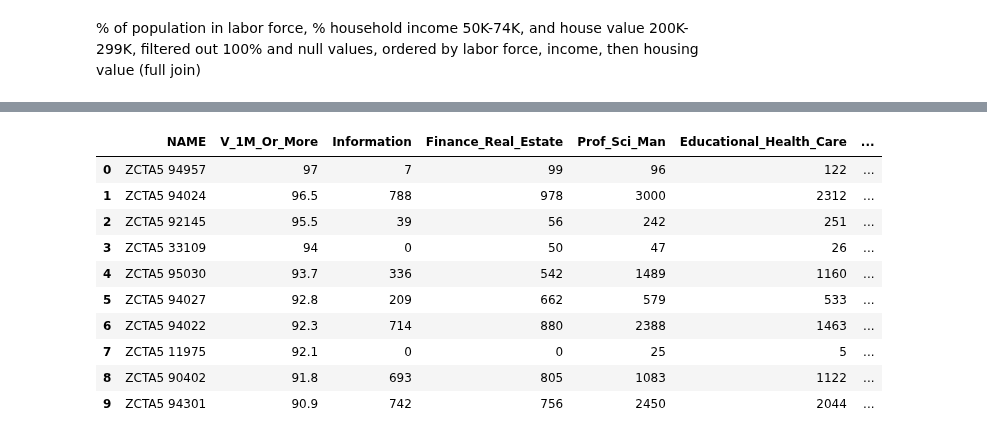
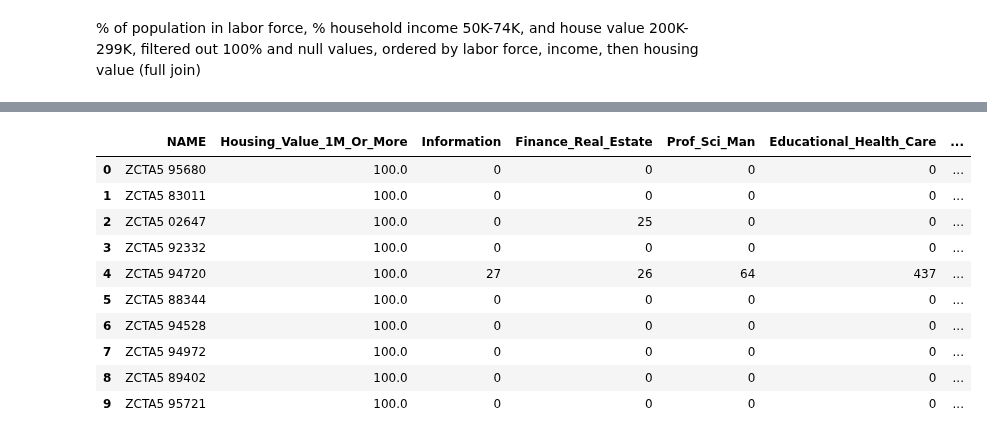
Before and after one commit to xindixu/US-demographic-analysis, a Jupyter notebook: primary-data/acs_2018_joins.ipynb, the cells around one changed output, grey strips where cells are left out. Saved outputs shown, nothing was run; the diff lists cells and outputs as text; code cells hidden in the pictures.

```diff
--- a/primary-data/acs_2018_joins.ipynb
+++ b/primary-data/acs_2018_joins.ipynb
@@ -63,22 +63,22 @@ People in "white-collar" industry and their housing values, ordered by % of hous
 # %%
 %%bigquery
-select e.NAME, DP04_0088PE as V_1M_Or_More, DP03_0039E as Information,
+select lii.NAME, DP04_0088PE as Housing_Value_1M_Or_More, DP03_0039E as Information,
 DP03_0040E as Finance_Real_Estate, DP03_0041E as Prof_Sci_Man,
 DP03_0042E as Educational_Health_Care, DP03_0043E as Art_Entertainment
-from acs_2018_staging.economics as e
-join `acs_2018_staging.housing` as h on e.NAME = h.NAME
+from acs_2018_modeled.Labor_In_Industry as lii
+full join `acs_2018_modeled.Housing_Value` as hu on lii.NAME = hu.NAME
 order by DP04_0088PE desc
 limit 10
 # %% [output]
-|  | NAME | V_1M_Or_More | Information | Finance_Real_Estate | Prof_Sci_Man | Educational_Health_Care | ... |
-| 0 | ZCTA5 94957 | 97 | 7 | 99 | 96 | 122 | ... |
-| 1 | ZCTA5 94024 | 96.5 | 788 | 978 | 3000 | 2312 | ... |
-| 2 | ZCTA5 92145 | 95.5 | 39 | 56 | 242 | 251 | ... |
-| 3 | ZCTA5 33109 | 94 | 0 | 50 | 47 | 26 | ... |
-| 4 | ZCTA5 95030 | 93.7 | 336 | 542 | 1489 | 1160 | ... |
-| 5 | ZCTA5 94027 | 92.8 | 209 | 662 | 579 | 533 | ... |
-| 6 | ZCTA5 94022 | 92.3 | 714 | 880 | 2388 | 1463 | ... |
-| 7 | ZCTA5 11975 | 92.1 | 0 | 0 | 25 | 5 | ... |
-| 8 | ZCTA5 90402 | 91.8 | 693 | 805 | 1083 | 1122 | ... |
-| 9 | ZCTA5 94301 | 90.9 | 742 | 756 | 2450 | 2044 | ... |
+|  | NAME | Housing_Value_1M_Or_More | Information | Finance_Real_Estate | Prof_Sci_Man | Educational_Health_Care | ... |
+| 0 | ZCTA5 95680 | 100.0 | 0 | 0 | 0 | 0 | ... |
+| 1 | ZCTA5 83011 | 100.0 | 0 | 0 | 0 | 0 | ... |
+| 2 | ZCTA5 02647 | 100.0 | 0 | 25 | 0 | 0 | ... |
+| 3 | ZCTA5 92332 | 100.0 | 0 | 0 | 0 | 0 | ... |
+| 4 | ZCTA5 94720 | 100.0 | 27 | 26 | 64 | 437 | ... |
+| 5 | ZCTA5 88344 | 100.0 | 0 | 0 | 0 | 0 | ... |
+| 6 | ZCTA5 94528 | 100.0 | 0 | 0 | 0 | 0 | ... |
+| 7 | ZCTA5 94972 | 100.0 | 0 | 0 | 0 | 0 | ... |
+| 8 | ZCTA5 89402 | 100.0 | 0 | 0 | 0 | 0 | ... |
+| 9 | ZCTA5 95721 | 100.0 | 0 | 0 | 0 | 0 | ... |
 # %% [markdown]
```
Also changed, not shown: parts of 13 cells of this notebook.
